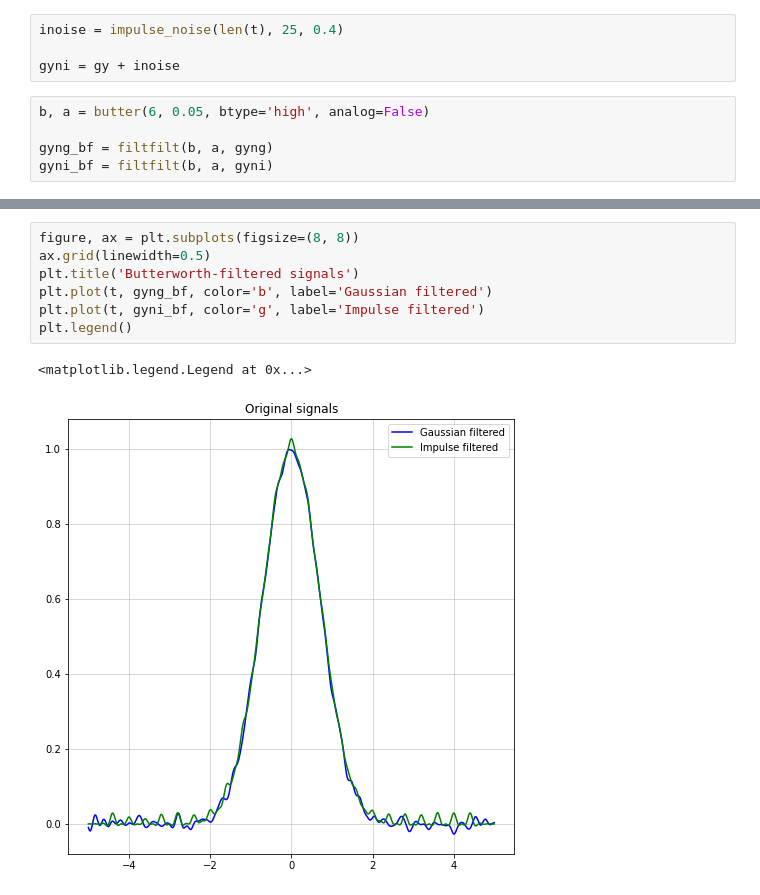
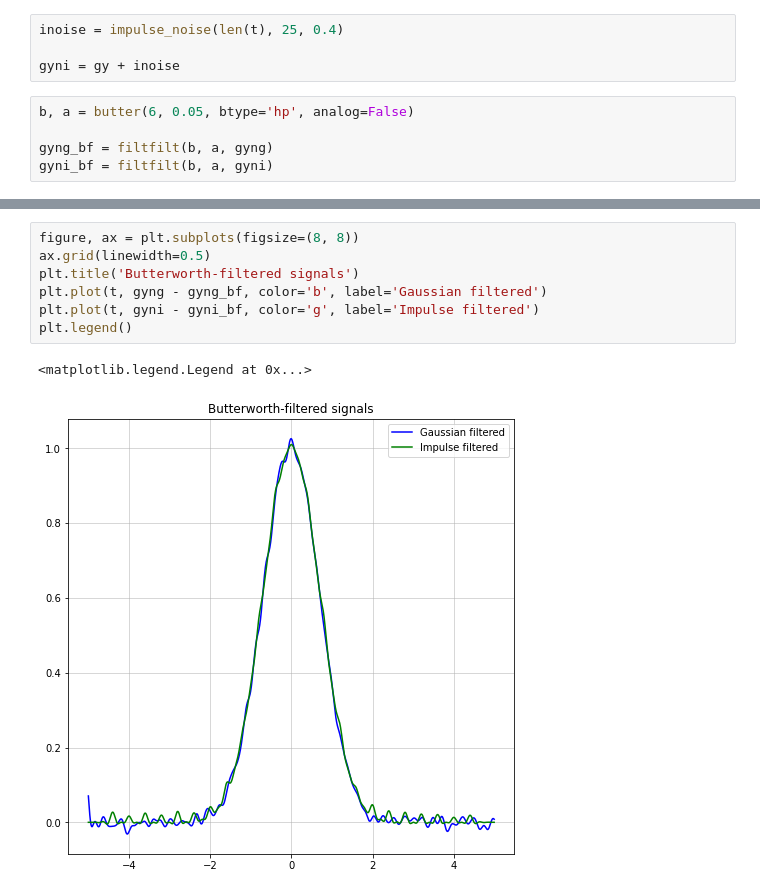
Before and after one commit to OverldAndrey/7sem_digital_signal_processing, a Jupyter notebook: lab5.ipynb, the cells around one changed output, grey strips where cells are left out. Drawn from its saved outputs; the diff is of its cells as text.

```diff
--- a/lab5.ipynb
+++ b/lab5.ipynb
@@ -46,7 +46,7 @@ inoise = impulse_noise(len(t), 25, 0.4)
 
 gyni = gy + inoise
 # %%
-b, a = butter(6, 0.05, btype='high', analog=False)
+b, a = butter(6, 0.05, btype='hp', analog=False)
 
 gyng_bf = filtfilt(b, a, gyng)
 gyni_bf = filtfilt(b, a, gyni)
@@ -71,13 +69,13 @@ plt.legend()
 # %%
 figure, ax = plt.subplots(figsize=(8, 8))
 ax.grid(linewidth=0.5)
 plt.title('Butterworth-filtered signals')
-plt.plot(t, gyng_bf, color='b', label='Gaussian filtered')
-plt.plot(t, gyni_bf, color='g', label='Impulse filtered')
+plt.plot(t, gyng - gyng_bf, color='b', label='Gaussian filtered')
+plt.plot(t, gyni - gyni_bf, color='g', label='Impulse filtered')
 plt.legend()
 # %% [output]
 <matplotlib.legend.Legend at 0x...>
-[figure, old version]
+[figure, new version]
 # %%
 figure, ax = plt.subplots(figsize=(8, 8))
 ax.grid(linewidth=0.5)
```
Also changed, not shown: parts of 3 cells of this notebook.
